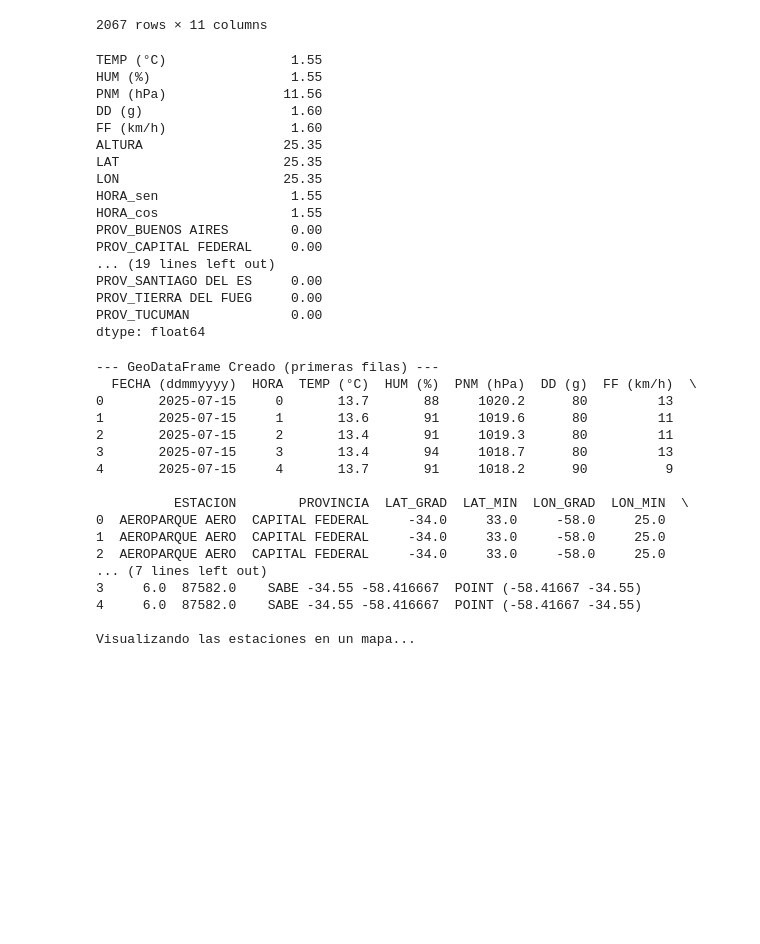
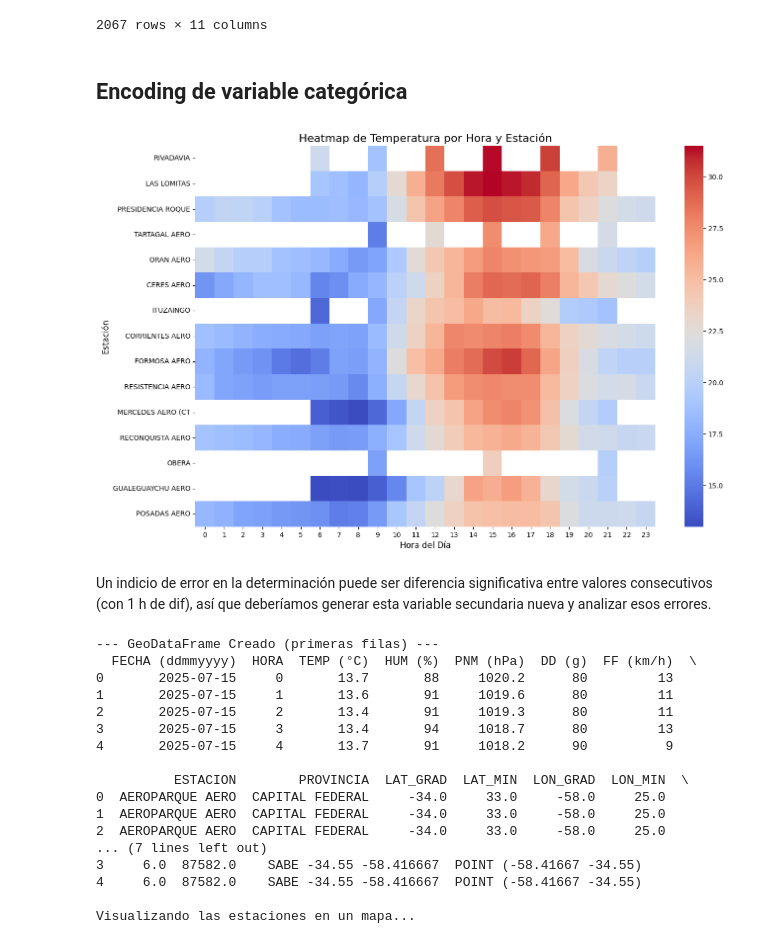
Before and after one commit to danisa-loop/AnalisisDatos_JUL2025_CEIA, a Jupyter notebook: tp1_EDA.ipynb, the cells around one changed output. Cells and saved outputs as stored; diff of their text form; code cells hidden in the pictures; blank space fills up the shorter version.

```diff
--- a/tp1_EDA.ipynb
+++ b/tp1_EDA.ipynb
@@ -387,29 +387,36 @@ df_ok
 | 2065 | 7.4 | 88 | 1021.3 | 180 | 19 | NaN | NaN | NaN | NaN | -0.258819 | ... |
 | 2066 | <NA> | <NA> | NaN | <NA> | <NA> | SAN LUIS | 486.0 | -33.716667 | -65.366667 | <NA> | ... |
 2067 rows × 11 columns
+# %% [markdown]
+## Encoding de variable categórica
 # %%
 df_ok = pd.get_dummies(df_ok, columns=['PROVINCIA'], prefix='PROV', drop_first=True)  # Convertimos la columna PROVINCIA en variables dummy, eliminando la primera para evitar multicolinealidad
 # %%
-# Calcular la proporción de valores nulos en cada columna
-df_ok.isna().mean().round(4)*100
+# Guardamos el DataFrame final en un archivo CSV
+df_ok.to_csv("SMN_data/df_ok.csv", index=False)  # Guardamos el DataFrame final en un archivo CSV
-# %% [output]
-TEMP (°C)                1.55
-HUM (%)                  1.55
-PNM (hPa)               11.56
-DD (g)                   1.60
-FF (km/h)                1.60
-ALTURA                  25.35
-LAT                     25.35
-LON                     25.35
-HORA_sen                 1.55
-HORA_cos                 1.55
-PROV_BUENOS AIRES        0.00
-PROV_CAPITAL FEDERAL     0.00
-... (19 lines left out)
-PROV_SANTIAGO DEL ES     0.00
-PROV_TIERRA DEL FUEG     0.00
-PROV_TUCUMAN             0.00
-dtype: float64
+# %%
+heatmap_data = df_combinado.pivot_table(index='ESTACION', columns='HORA', values='TEMP (°C)')
+
+# Para que sea más legible, seleccionamos algunas estaciones o lo filtramos
+# por ejemplo, las 15 estaciones con la temperatura media más alta.
+estaciones_top = df_combinado.groupby('ESTACION')['TEMP (°C)'].mean().nlargest(15).index
+heatmap_data_filtrada = heatmap_data.loc[estaciones_top]
+
+
+# Convertimos <NA> a np.nan para evitar errores en el heatmap
+heatmap_data_filtrada = heatmap_data_filtrada.astype(float)
+
+# Creamos el heatmap
+plt.figure(figsize=(15, 10))
+sns.heatmap(heatmap_data_filtrada, cmap='coolwarm', annot=False) # annot=True si quieres ver los números
+plt.title('Heatmap de Temperatura por Hora y Estación', fontsize=16)
+plt.xlabel('Hora del Día', fontsize=12)
+plt.ylabel('Estación', fontsize=12)
+plt.show()
+# %% [output]
+[figure, added]
+# %% [markdown]
+Un indicio de error en la determinación puede ser diferencia significativa entre valores consecutivos (con 1 h de dif), así que deberíamos generar esta variable secundaria nueva y analizar esos errores.
 # %%
 # Creamos el GeoDataFrame a partir del DataFrame combinado
 # Especificamos que la geometría se crea a partir de las columnas 'lon' y 'lat'
```
Also changed, not shown: 1 other file.
